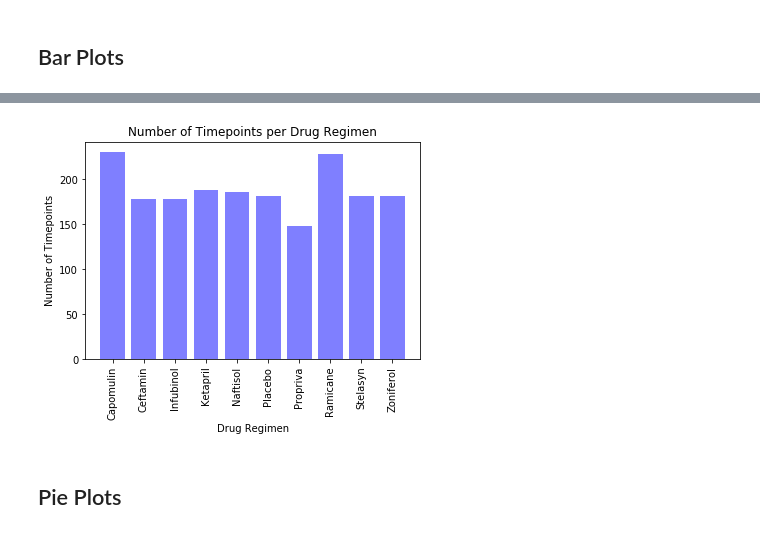
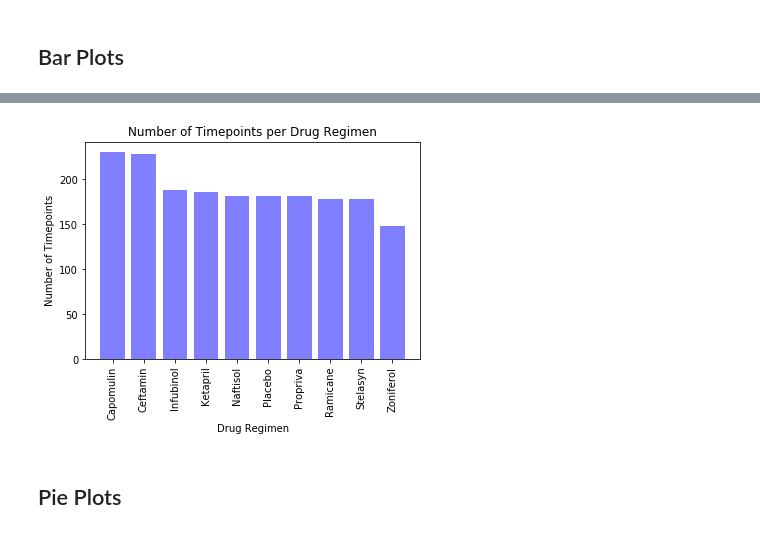
Before and after one commit to arrrlette/matplotlib-challenge, a Jupyter notebook: Pymaceuticals.ipynb, the cells around one changed output, grey strips where cells are left out. Saved outputs shown, nothing was run; the diff lists cells and outputs as text; code cells hidden in the pictures.

```diff
--- a/Pymaceuticals.ipynb
+++ b/Pymaceuticals.ipynb
@@ -154,10 +171,15 @@ grouped_by_regimen_df
 # %%
 # Generate a bar plot showing the number of mice per time point for each treatment throughout the course of the study using pandas.
 
+#testing: ignore
 #create a group based on values in drug regimen
-grouped_by_regimen = clean_df.groupby(['Drug Regimen'])
+#grouped_by_regimen = clean_df.groupby(['Drug Regimen'])
 #count how many mice are in each regimen group
-mouse_count_by_regimen = grouped_by_regimen['Mouse ID'].count()
+#mouse_count_by_regimen = grouped_by_regimen['Mouse ID'].count()
+
+
+#taking count of mice regimen
+mouse_count_by_regimen = clean_df['Drug Regimen'].value_counts()
 
 #create a bar chart based off of the group series from above
 mouse_count_chart = mouse_count_by_regimen.plot(kind = 'bar', color='b', alpha = .5)
@@ -171,8 +193,6 @@ mouse_count_chart.set_ylabel("Number of Timepoints")
 
 #created a stacked bar for extra information
 test = clean_df.groupby(['Timepoint', 'Drug Regimen'])['Mouse ID'].count().unstack('Drug Regimen').fillna(0)
-test.plot(kind='bar', stacked=True)
-
-#the sum of mice per point
+test.plot(kind='bar', stacked=True, figsize = (15,10))
 # %% [output]
 <matplotlib.axes._subplots.AxesSubplot at 0x...>
@@ -181,32 +201,33 @@ test.plot(kind='bar', stacked=True)
 # %%
 # Generate a bar plot showing the number of mice per time point for each treatment throughout the course of the study using pyplot.
 
 #set label locations
 x_axis = np.arange(0,len(grouped_by_regimen['Drug Regimen']))
 #x_axis = np.arange(0,len(clean_df['Drug Regimen'].unique()))
 
+#pull drug regimen names and sort on the x axis
 x_values = clean_df['Drug Regimen'].unique()
 sort_x_values = x_values.sort()
 
-#x_values = grouped_by_regimen['Drug Regimen'].unique()
-
+#create an empty list to hold drug regimens
 tick_locations = []
 
+#populate tick_locations list with drug names
 for x in x_values:
     tick_locations.append(x)
 
-plt.bar(count_regimen, mouse_count_by_regimen, facecolor="blue", alpha = .5, align = "center")
+plt.bar(x_values, mouse_count_by_regimen, facecolor="blue", alpha = .5, align = "center")
 
 plt.title("Number of Timepoints per Drug Regimen")
 plt.xlabel("Drug Regimen")
 plt.ylabel("Number of Timepoints")
 
 
 plt.xticks(x_axis,tick_locations, rotation = 90)
 
 plt.show()
 # %% [output]
-[figure, old version]
+[figure, new version]
 # %% [markdown]
 ## Pie Plots
 # %%
```
Also changed, not shown: parts of 12 cells of this notebook.
